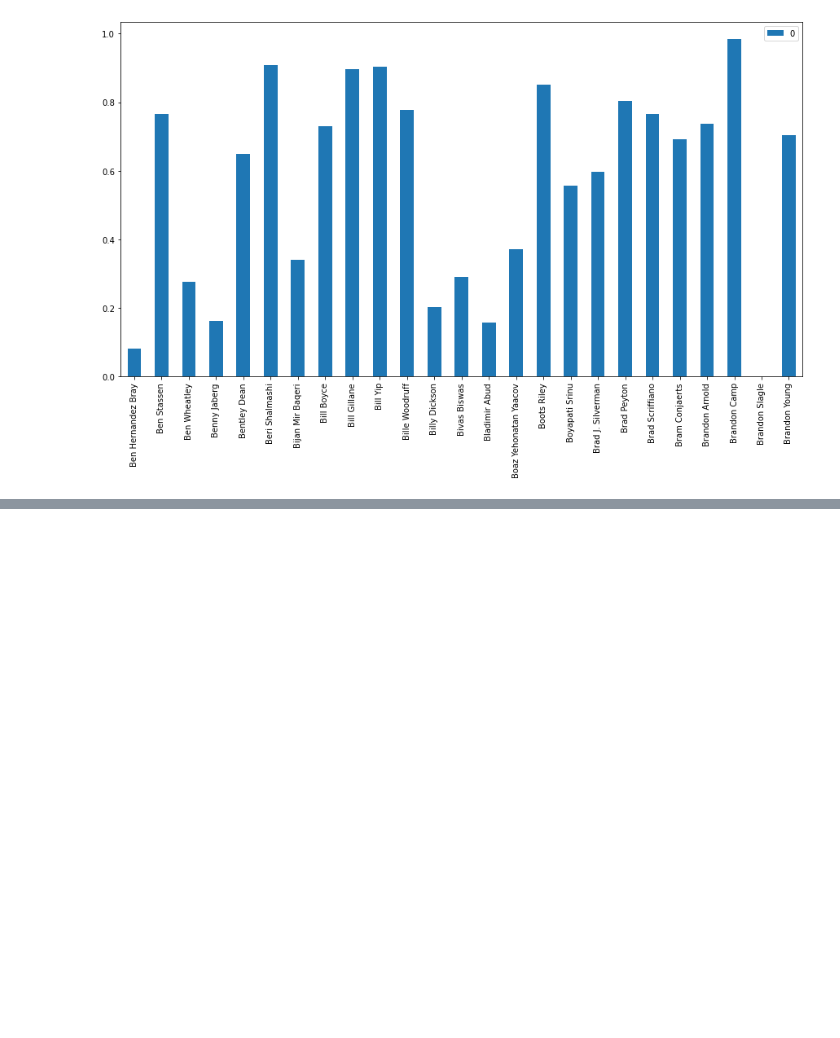
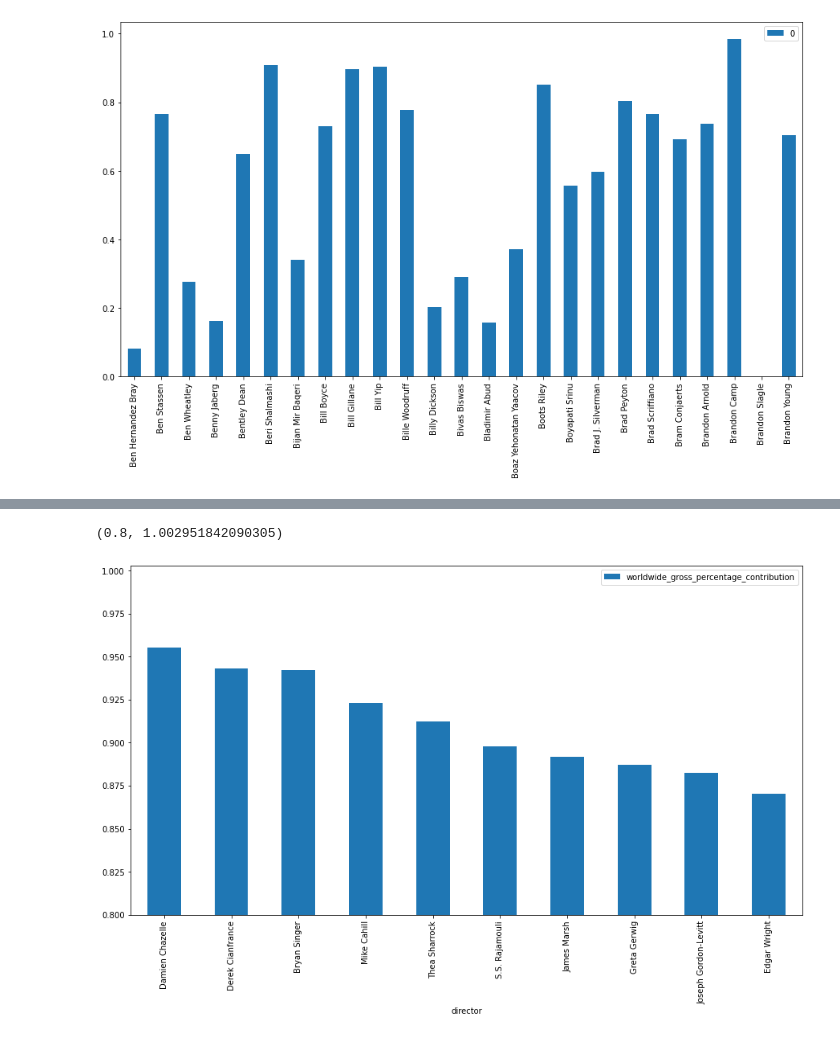
Before and after one commit to bc0119/project, a Jupyter notebook: dsc-phase-1-project-v2-4-master/michael_workspace.ipynb, the cells around one changed output, grey strips where cells are left out. Cells and saved outputs as stored; diff of their text form; code cells hidden in the pictures; blank space fills up the shorter version.

Commit message:
created director graphs ready to add to student.ipynb

```diff
--- a/dsc-phase-1-project-v2-4-master/michael_workspace.ipynb
+++ b/dsc-phase-1-project-v2-4-master/michael_workspace.ipynb
@@ -966,0 +983,10 @@ df_10.iloc[100:125].plot(kind='bar', figsize=(15,8))
+# %%
+new_data = df_5[(df_5.worldwide_gross_percentage_contribution > 0.5) & (df_5.numvotes > 50000) & (df_5.Drama == 1)]
+# %%
+director_gross = new_data.groupby(['director'])[['worldwide_gross_percentage_contribution']].mean()
+# %%
+director_gross.sort_values(by='worldwide_gross_percentage_contribution', ascending=False).iloc[0:10].plot(kind = 'bar', figsize=(15,8))
+plt.ylim(0.8)
+# %% [output]
+(0.8, 1.002951842090305)
+[figure, added]
```
Also changed, not shown: parts of 20 cells of this notebook.
